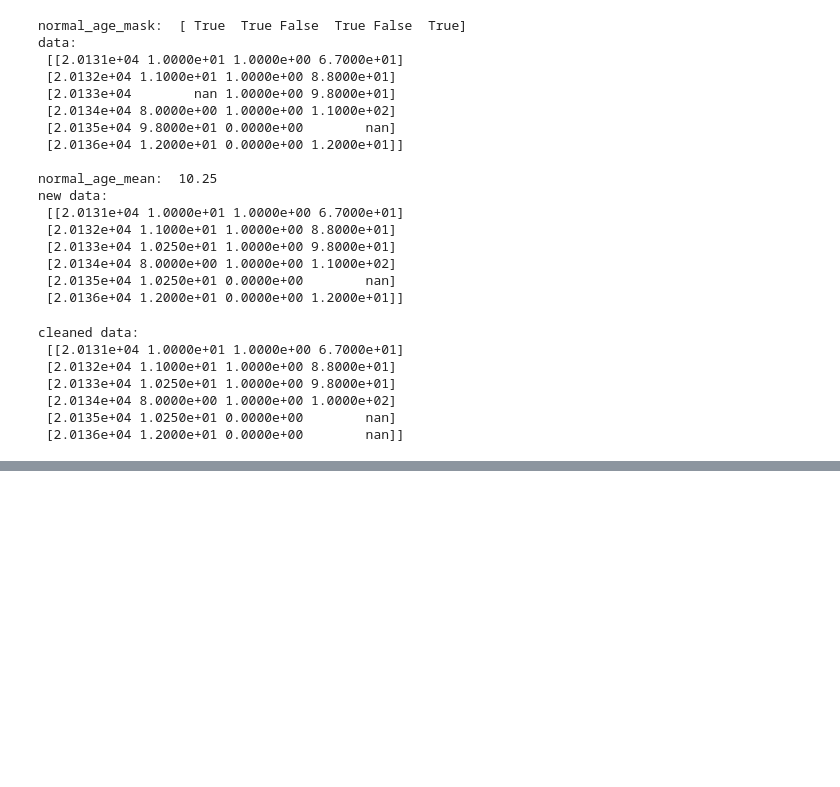
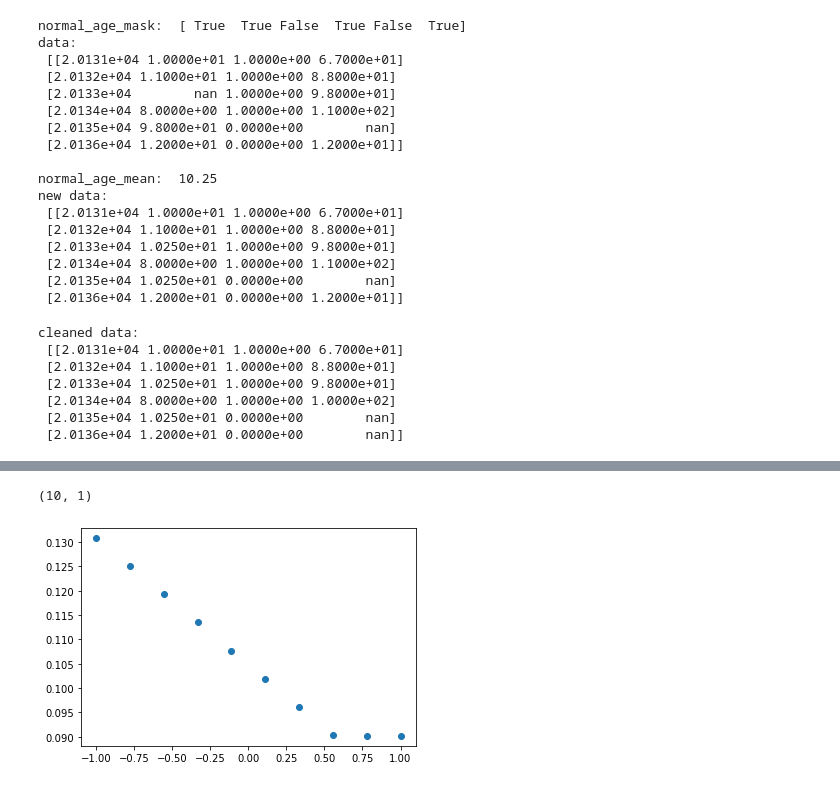
Before and after one commit to timemeansalot/python, a Jupyter notebook: python_basic/numpy.ipynb, the cells around one changed output, grey strips where cells are left out. Cells and saved outputs as stored; diff of their text form; code cells hidden in the pictures; blank space fills up the shorter version.

```diff
--- a/python_basic/numpy.ipynb
+++ b/python_basic/numpy.ipynb
@@ -993,0 +1097,24 @@ cleaned data:
+# %%
+# activate funcion
+
+# there two most famous activate funcion: tanh and ReLu
+
+def relu(x):
+    return np.maximum(0,x)
+
+def tanh(x):
+    return np.tanh(x)
+
+# first layer
+o=x.dot(l1['w'])+l1['b']
+
+# use activate function
+o=relu(o)
+
+o=o.dot(l2['w'])+l2['b']
+
+print(o.shape)
+draw_scatter(x,o)
+# %% [output]
+(10, 1)
+[figure, added]
```
Also changed, not shown: parts of 10 cells of this notebook.
